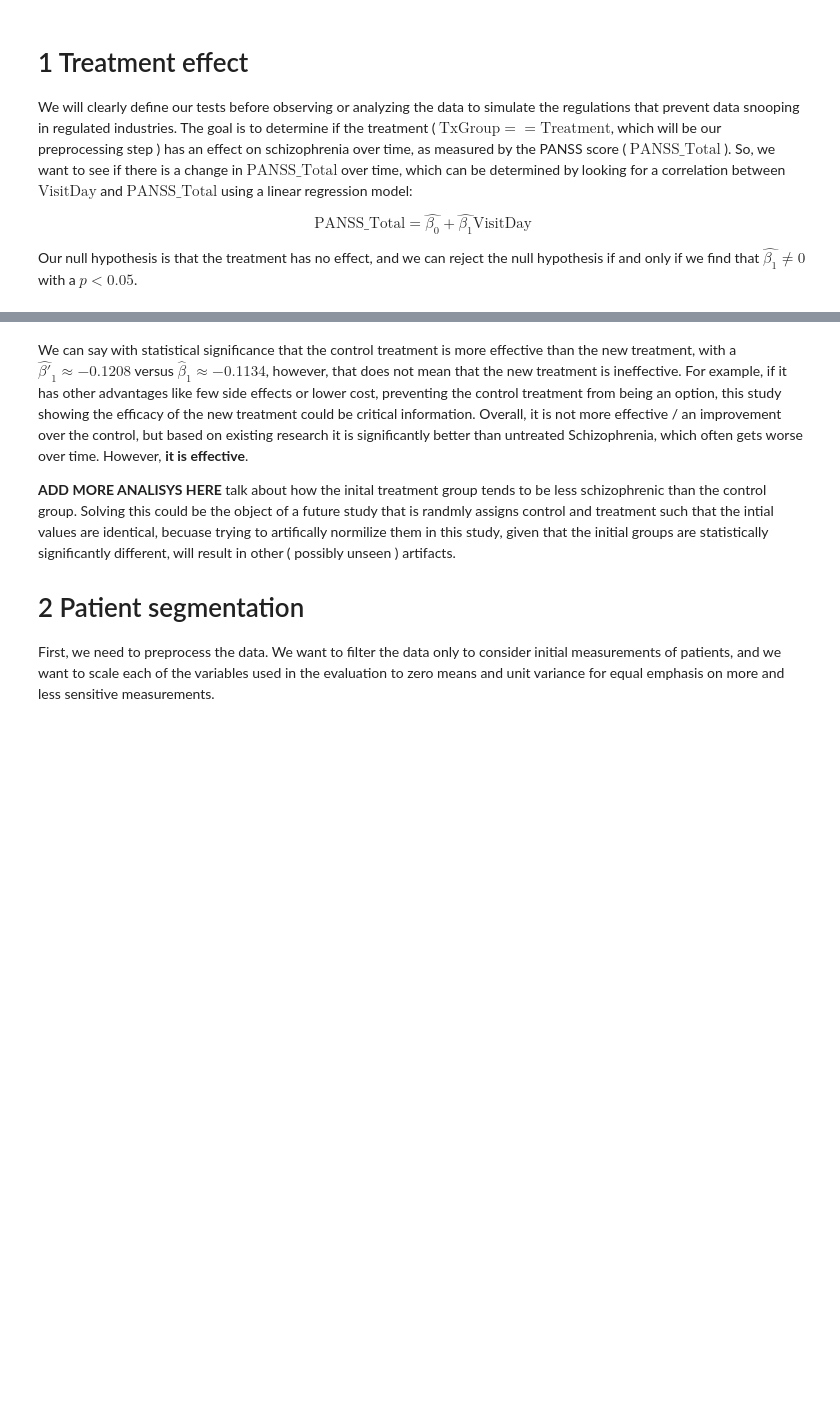
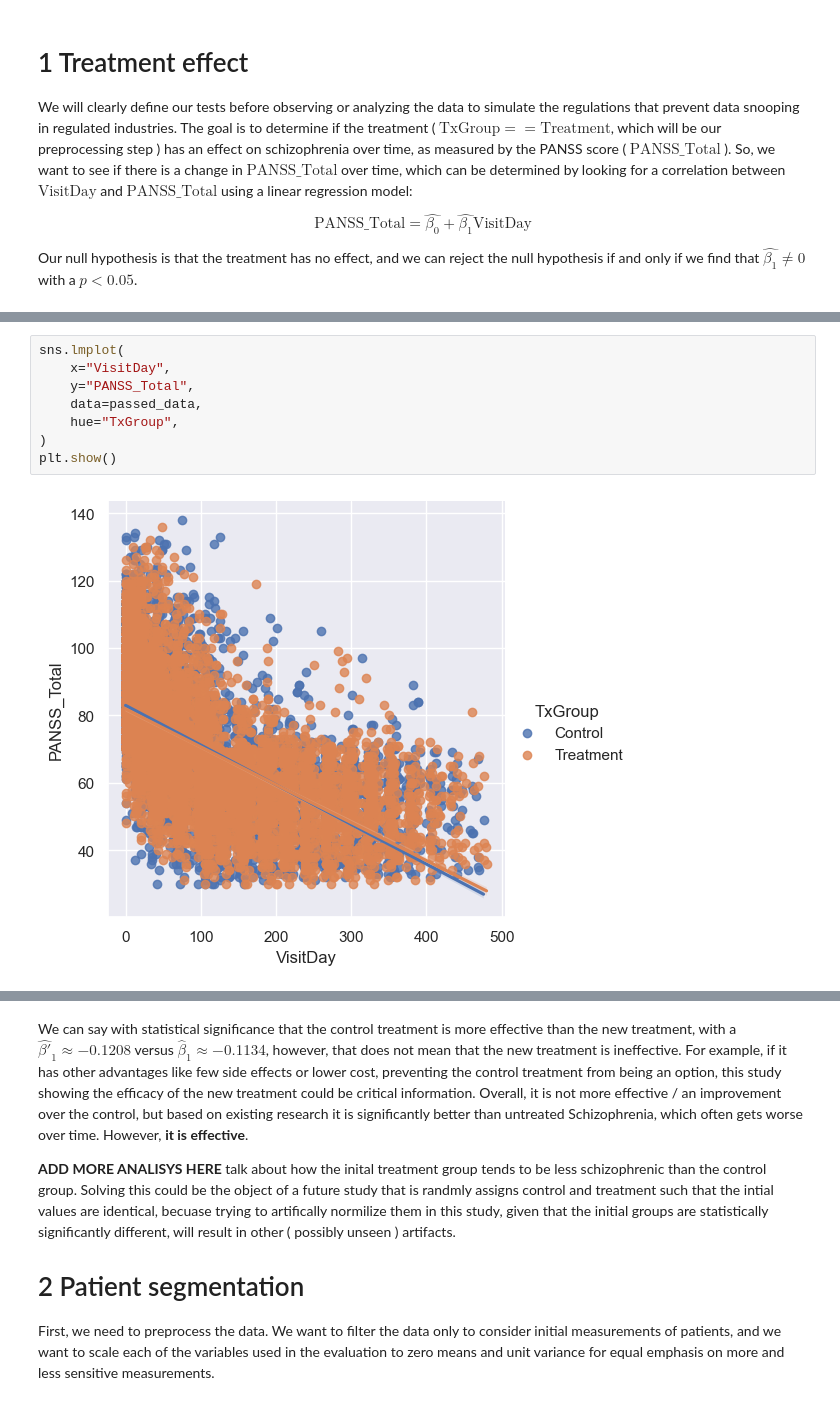
Before and after one commit to AlistairKeiller/STATS-202-final, a Jupyter notebook: final.ipynb, the cells around one changed output, grey strips where cells are left out. Saved outputs shown, nothing was run; the diff lists cells and outputs as text; blank space fills up the shorter version.

```diff
--- a/final.ipynb
+++ b/final.ipynb
@@ -283,6 +68,16 @@ OLS Regression Results
 | Kurtosis: | 3.512 | Cond. No. | 522. |
 Notes:
 [1] Standard Errors assume that the covariance matrix of the errors is correctly specified.
+# %%
+sns.lmplot(
+    x="VisitDay",
+    y="PANSS_Total",
+    data=passed_data,
+    hue="TxGroup",
+)
+plt.show()
+# %% [output]
+[figure, added]
 # %%
 smf.ols("PSUM ~ VisitDay*Treatment", data=passed_data).fit().summary()
 # %% [output]
```
Also changed, not shown: parts of 19 cells of this notebook.
